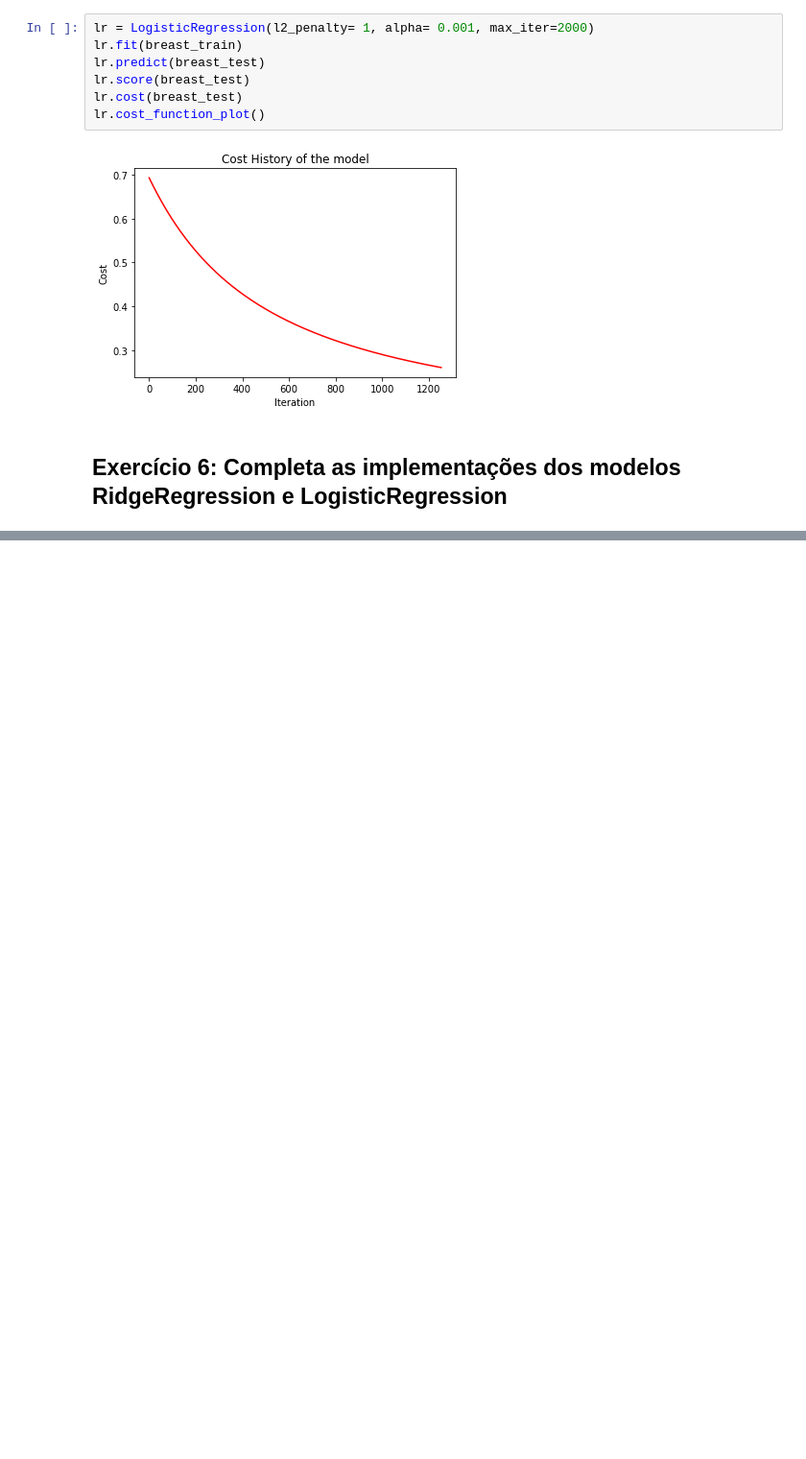
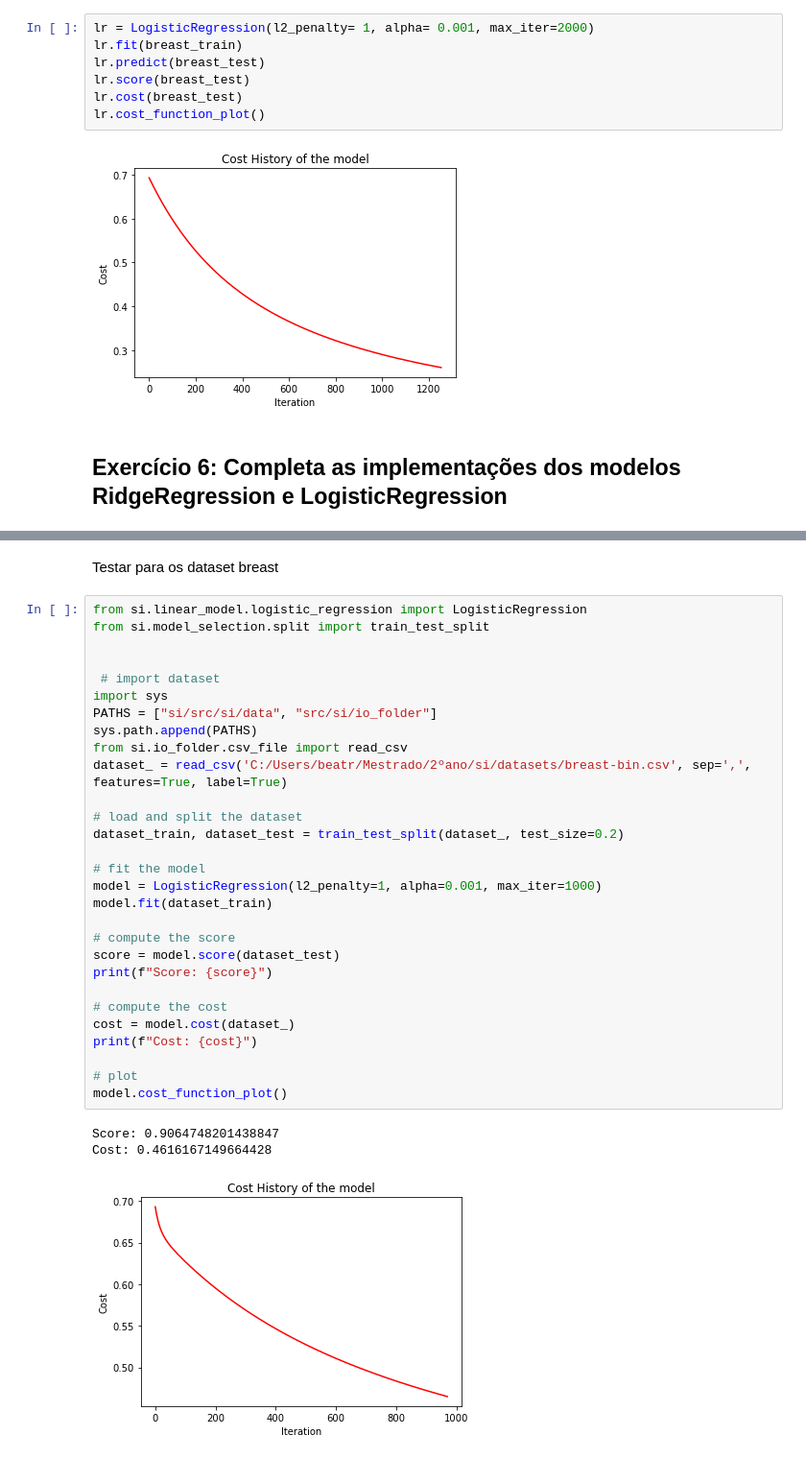
Before and after one commit to beatrizsilva16/si, a Jupyter notebook: Exercícios_Av/Aula5.ipynb, the cells around one changed output, grey strips where cells are left out. Shown at 96% size. Drawn from its saved outputs; the diff is of its cells as text; blank space fills up the shorter version.

```diff
--- a/Exercícios_Av/Aula5.ipynb
+++ b/Exercícios_Av/Aula5.ipynb
@@ -95,0 +100,35 @@ AttributeError: 'RidgeRegression' object has no attribute 'line_plot'
+# %% [markdown]
+Testar para os dataset breast
+# %%
+from si.linear_model.logistic_regression import LogisticRegression
+from si.model_selection.split import train_test_split
+
+
+ # import dataset
+import sys
+PATHS = ["si/src/si/data", "src/si/io_folder"]
+sys.path.append(PATHS)
+from si.io_folder.csv_file import read_csv
+dataset_ = read_csv('C:/Users/beatr/Mestrado/2ºano/si/datasets/breast-bin.csv', sep=',', features=True, label=True)
+
+# load and split the dataset
+dataset_train, dataset_test = train_test_split(dataset_, test_size=0.2)
+
+# fit the model
+model = LogisticRegression(l2_penalty=1, alpha=0.001, max_iter=1000)
+model.fit(dataset_train)
+
+# compute the score
+score = model.score(dataset_test)
+print(f"Score: {score}")
+
+# compute the cost
+cost = model.cost(dataset_)
+print(f"Cost: {cost}")
+
+# plot
+model.cost_function_plot()
+# %% [output]
+Score: 0.9064748201438847
+Cost: 0.4616167149664428
+[figure, added]
```
Also changed, not shown: parts of 4 cells of this notebook.
